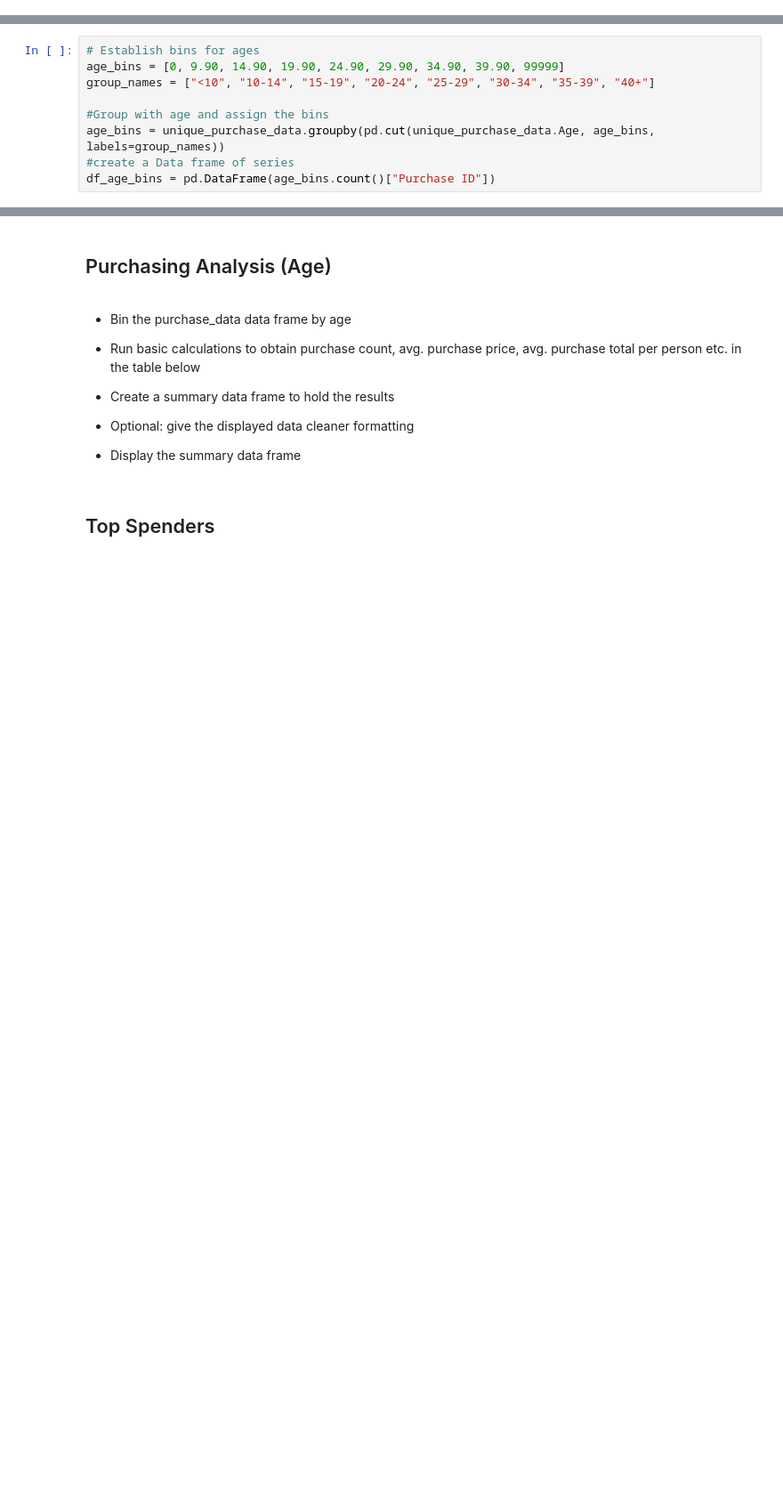
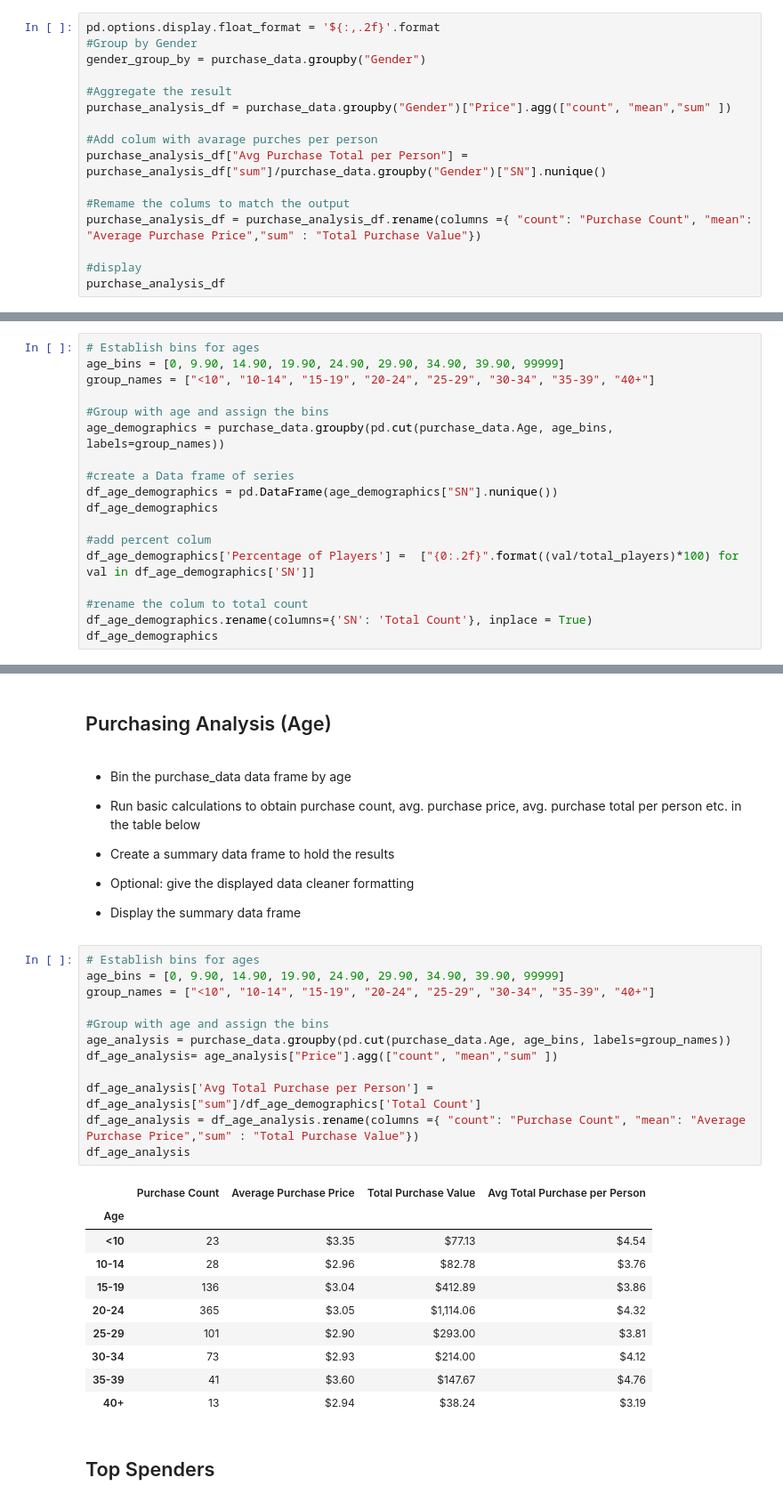
Before and after one commit to TruptiSamant/Numpy-Pandas, a Jupyter notebook: HeroesOfPymoli/HeroesOfPymoli_starter.ipynb, the cells around one changed output, grey strips where cells are left out. Shown at 89% size. Saved outputs shown, nothing was run; the diff lists cells and outputs as text; blank space fills up the shorter version.

```diff
--- a/HeroesOfPymoli/HeroesOfPymoli_starter.ipynb
+++ b/HeroesOfPymoli/HeroesOfPymoli_starter.ipynb
@@ -133,0 +108,16 @@ df_gender_analysis
+# %%
+pd.options.display.float_format = '${:,.2f}'.format
+#Group by Gender
+gender_group_by = purchase_data.groupby("Gender")
+
+#Aggregate the result
+purchase_analysis_df = purchase_data.groupby("Gender")["Price"].agg(["count", "mean","sum" ])
+
+#Add colum with avarage purches per person
+purchase_analysis_df["Avg Purchase Total per Person"] = purchase_analysis_df["sum"]/purchase_data.groupby("Gender")["SN"].nunique()
+
+#Remame the colums to match the output
+purchase_analysis_df = purchase_analysis_df.rename(columns ={ "count": "Purchase Count", "mean": "Average Purchase Price","sum" : "Total Purchase Value"})
+
+#display
+purchase_analysis_df
@@ -161,6 +152,15 @@ age_bins = [0, 9.90, 14.90, 19.90, 24.90, 29.90, 34.90, 39.90, 99999]
 group_names = ["<10", "10-14", "15-19", "20-24", "25-29", "30-34", "35-39", "40+"]
 
 #Group with age and assign the bins
-age_bins = unique_purchase_data.groupby(pd.cut(unique_purchase_data.Age, age_bins, labels=group_names))
+age_demographics = purchase_data.groupby(pd.cut(purchase_data.Age, age_bins, labels=group_names))
+
 #create a Data frame of series
-df_age_bins = pd.DataFrame(age_bins.count()["Purchase ID"])
+df_age_demographics = pd.DataFrame(age_demographics["SN"].nunique())
+df_age_demographics
+
+#add percent colum
+df_age_demographics['Percentage of Players'] =  ["{0:.2f}".format((val/total_players)*100) for val in df_age_demographics['SN']]
+
+#rename the colum to total count
+df_age_demographics.rename(columns={'SN': 'Total Count'}, inplace = True)
+df_age_demographics
@@ -203,6 +191,29 @@ df_age_bins
 
 
 * Display the summary data frame
+# %%
+# Establish bins for ages
+age_bins = [0, 9.90, 14.90, 19.90, 24.90, 29.90, 34.90, 39.90, 99999]
+group_names = ["<10", "10-14", "15-19", "20-24", "25-29", "30-34", "35-39", "40+"]
+
+#Group with age and assign the bins
+age_analysis = purchase_data.groupby(pd.cut(purchase_data.Age, age_bins, labels=group_names))
+df_age_analysis= age_analysis["Price"].agg(["count", "mean","sum" ])
+
+df_age_analysis['Avg Total Purchase per Person'] =  df_age_analysis["sum"]/df_age_demographics['Total Count']
+df_age_analysis = df_age_analysis.rename(columns ={ "count": "Purchase Count", "mean": "Average Purchase Price","sum" : "Total Purchase Value"})
+df_age_analysis
+# %% [output]
+|  | Purchase Count | Average Purchase Price | Total Purchase Value | Avg Total Purchase per Person |
+| Age |  |  |  |  |
+| <10 | 23 | $3.35 | $77.13 | $4.54 |
+| 10-14 | 28 | $2.96 | $82.78 | $3.76 |
+| 15-19 | 136 | $3.04 | $412.89 | $3.86 |
+| 20-24 | 365 | $3.05 | $1,114.06 | $4.32 |
+| 25-29 | 101 | $2.90 | $293.00 | $3.81 |
+| 30-34 | 73 | $2.93 | $214.00 | $4.12 |
+| 35-39 | 41 | $3.60 | $147.67 | $4.76 |
+| 40+ | 13 | $2.94 | $38.24 | $3.19 |
 # %% [markdown]
 ## Top Spenders
 # %% [markdown]
```
Also changed, not shown: parts of 12 cells of this notebook.
